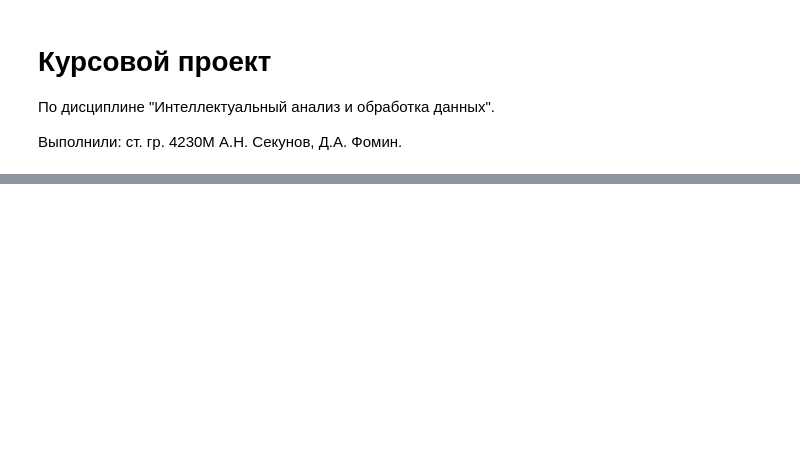
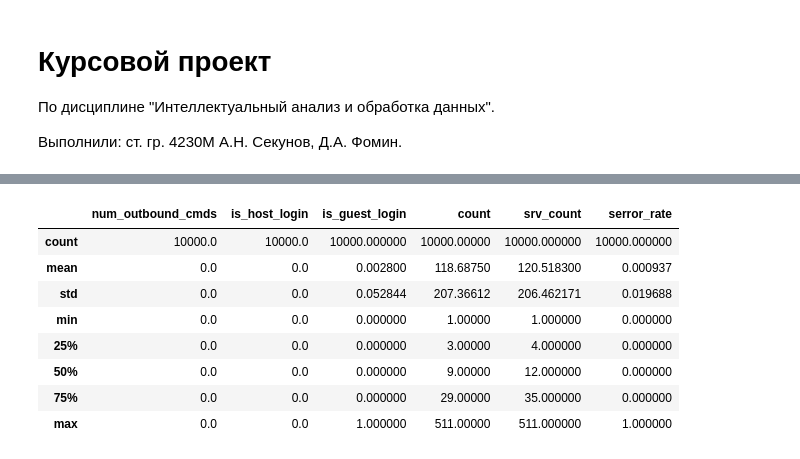
Before and after one commit to Demetrey/DMaP, a Jupyter notebook: CP/CP.ipynb, the cells around one changed output, grey strips where cells are left out. Saved outputs shown, nothing was run; the diff lists cells and outputs as text; code cells hidden in the pictures; blank space fills up the shorter version.

```diff
--- a/CP/CP.ipynb
+++ b/CP/CP.ipynb
@@ -102,0 +285,12 @@ data.head()
+# %%
+data_10k.describe().iloc[:,16:22]
+# %% [output]
+|  | num_outbound_cmds | is_host_login | is_guest_login | count | srv_count | serror_rate |
+| count | 10000.0 | 10000.0 | 10000.000000 | 10000.00000 | 10000.000000 | 10000.000000 |
+| mean | 0.0 | 0.0 | 0.002800 | 118.68750 | 120.518300 | 0.000937 |
+| std | 0.0 | 0.0 | 0.052844 | 207.36612 | 206.462171 | 0.019688 |
+| min | 0.0 | 0.0 | 0.000000 | 1.00000 | 1.000000 | 0.000000 |
+| 25% | 0.0 | 0.0 | 0.000000 | 3.00000 | 4.000000 | 0.000000 |
+| 50% | 0.0 | 0.0 | 0.000000 | 9.00000 | 12.000000 | 0.000000 |
+| 75% | 0.0 | 0.0 | 0.000000 | 29.00000 | 35.000000 | 0.000000 |
+| max | 0.0 | 0.0 | 1.000000 | 511.00000 | 511.000000 | 1.000000 |
```
Also changed, not shown: parts of 52 cells of this notebook.
